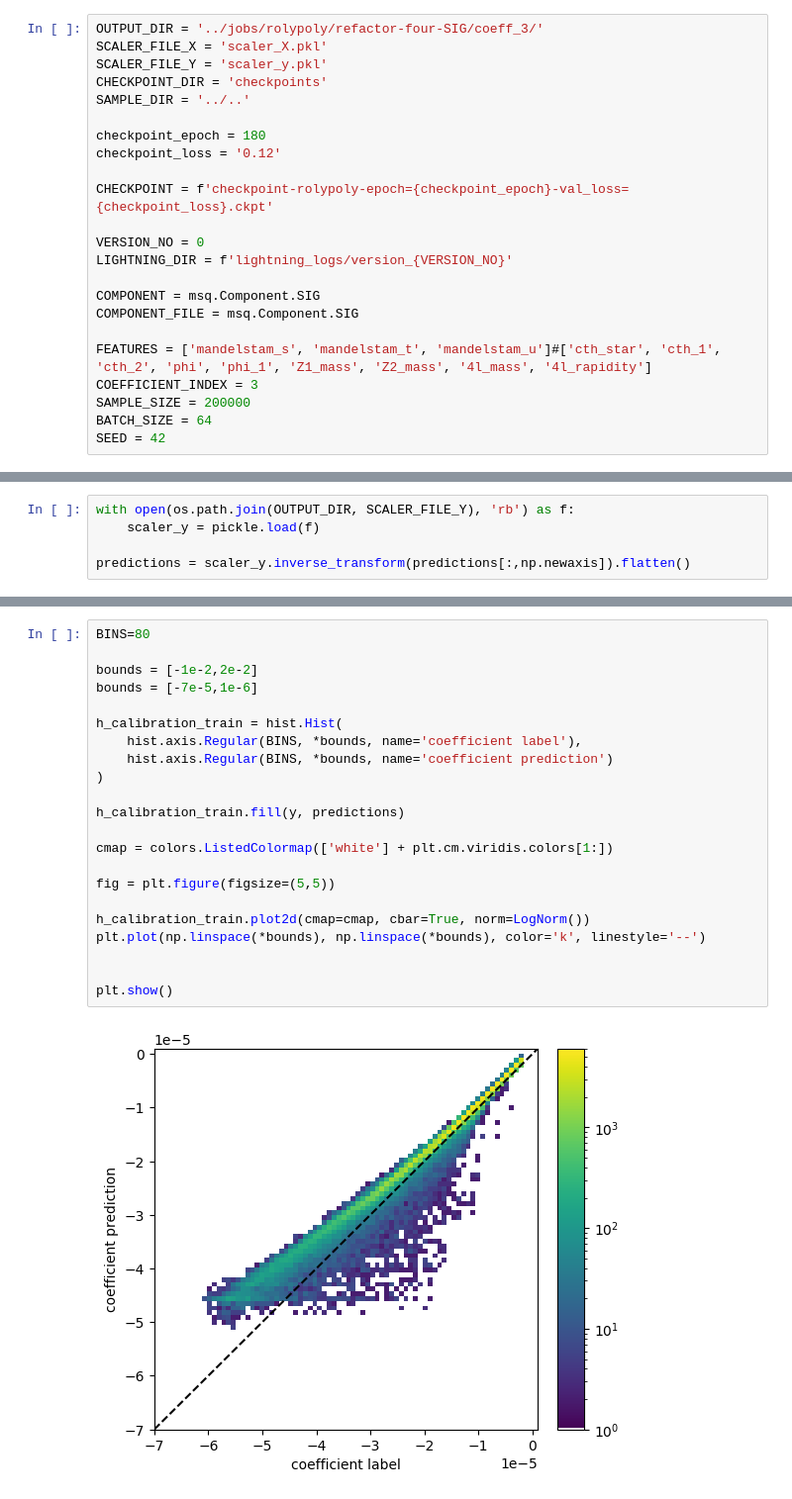
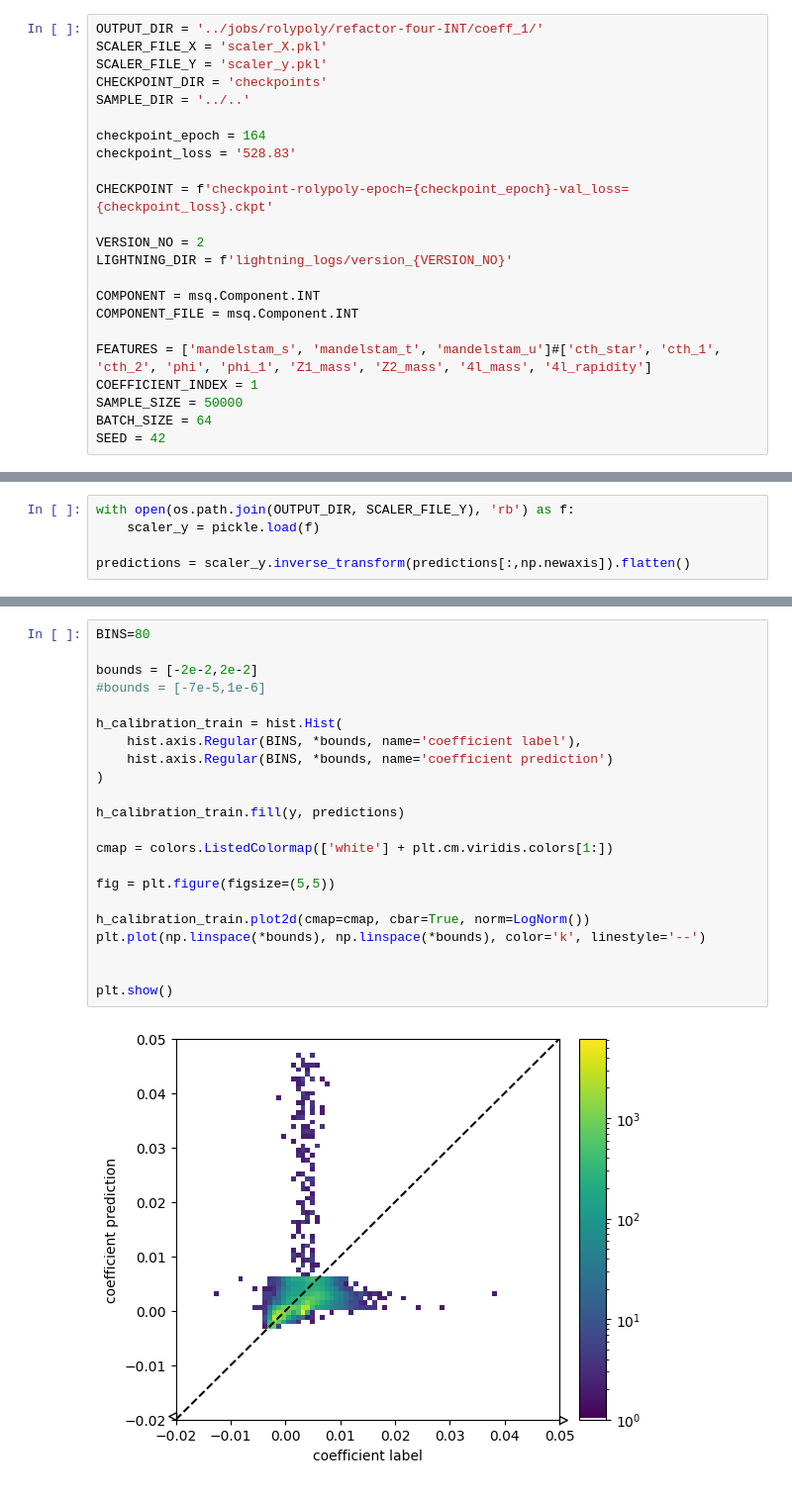
Before and after one commit to hep-cce/nsbi4hep, a Jupyter notebook: notebooks/plot-rolypoly-outputs.ipynb, the cells around one changed output, grey strips where cells are left out. Shown at 99% size. Drawn from its saved outputs; the diff is of its cells as text.

```diff
--- a/notebooks/plot-rolypoly-outputs.ipynb
+++ b/notebooks/plot-rolypoly-outputs.ipynb
@@ -20,26 +20,26 @@ import pandas as pd
 import torch
 from lightning import Trainer
 # %%
-OUTPUT_DIR = '../jobs/rolypoly/refactor-four-SIG/coeff_3/'
+OUTPUT_DIR = '../jobs/rolypoly/refactor-four-INT/coeff_1/'
 SCALER_FILE_X = 'scaler_X.pkl'
 SCALER_FILE_Y = 'scaler_y.pkl'
 CHECKPOINT_DIR = 'checkpoints'
 SAMPLE_DIR = '../..'
 
-checkpoint_epoch = 180
-checkpoint_loss = '0.12'
+checkpoint_epoch = 164
+checkpoint_loss = '528.83'
 
 CHECKPOINT = f'checkpoint-rolypoly-epoch={checkpoint_epoch}-val_loss={checkpoint_loss}.ckpt'
 
-VERSION_NO = 0
+VERSION_NO = 2
 LIGHTNING_DIR = f'lightning_logs/version_{VERSION_NO}'
 
-COMPONENT = msq.Component.SIG
-COMPONENT_FILE = msq.Component.SIG
+COMPONENT = msq.Component.INT
+COMPONENT_FILE = msq.Component.INT
 
 FEATURES = ['mandelstam_s', 'mandelstam_t', 'mandelstam_u']#['cth_star', 'cth_1', 'cth_2', 'phi', 'phi_1', 'Z1_mass', 'Z2_mass', '4l_mass', '4l_rapidity']
-COEFFICIENT_INDEX = 3
-SAMPLE_SIZE = 200000
+COEFFICIENT_INDEX = 1
+SAMPLE_SIZE = 50000
 BATCH_SIZE = 64
 SEED = 42
 # %%
@@ -132,27 +132,27 @@ plt.show()
 # %%
 BINS=80
 
-bounds = [-1e-2,2e-2]
-bounds = [-7e-5,1e-6]
+bounds = [-2e-2,2e-2]
+#bounds = [-7e-5,1e-6]
 
 h_calibration_train = hist.Hist(
     hist.axis.Regular(BINS, *bounds, name='coefficient label'),
     hist.axis.Regular(BINS, *bounds, name='coefficient prediction')
 )
 
 h_calibration_train.fill(y, predictions)
 
 cmap = colors.ListedColormap(['white'] + plt.cm.viridis.colors[1:])
 
 fig = plt.figure(figsize=(5,5))
 
 h_calibration_train.plot2d(cmap=cmap, cbar=True, norm=LogNorm())
 plt.plot(np.linspace(*bounds), np.linspace(*bounds), color='k', linestyle='--')
 
 
 plt.show()
 # %% [output]
-[figure, old version]
+[figure, new version]
 # %%
 metrics = pd.read_csv(os.path.join(OUTPUT_DIR, LIGHTNING_DIR, 'metrics.csv'))
 
```
Also changed, not shown: parts of 4 cells of this notebook, 4 other files.
